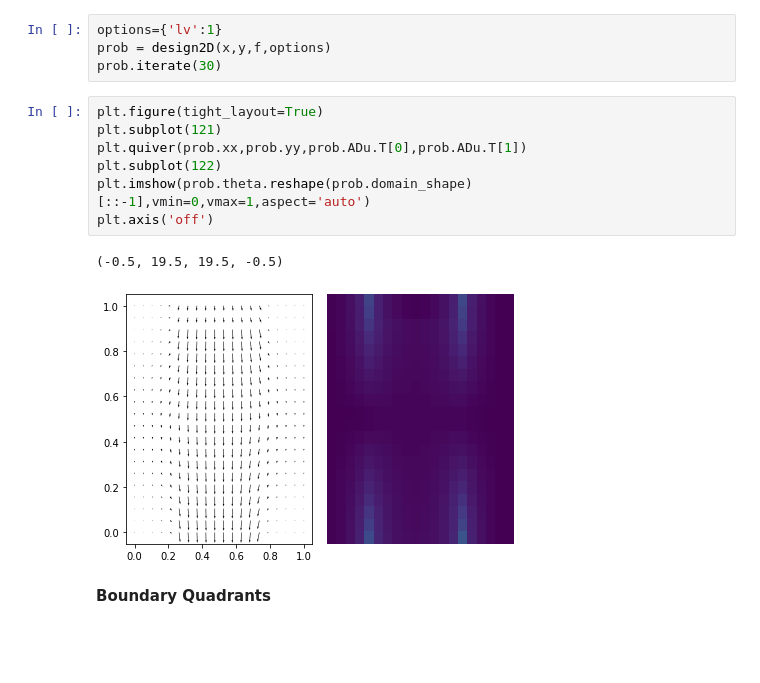
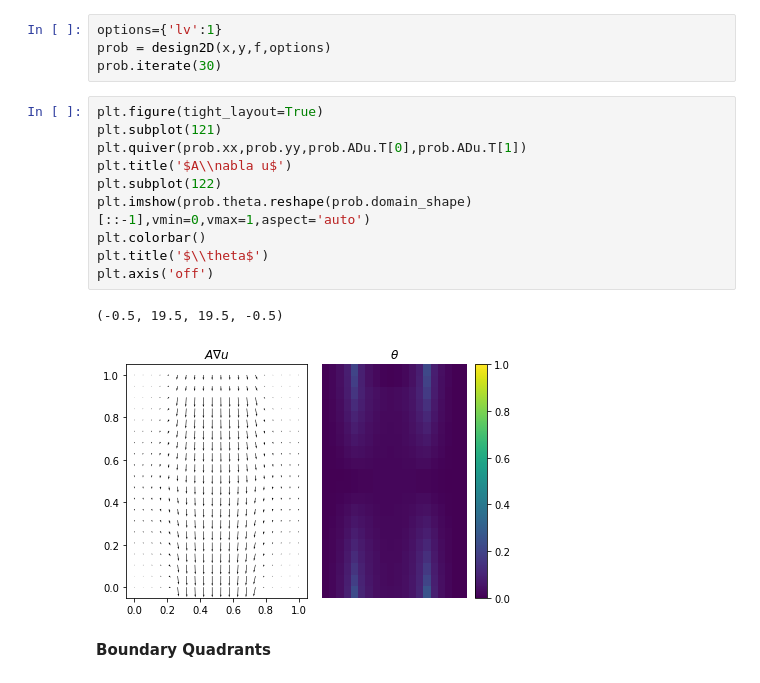
Before and after one commit to JustinBakerMath/homogenize, a Jupyter notebook: doc/Homogenization.ipynb, the cells around one changed output. Drawn from its saved outputs; the diff is of its cells as text; blank space fills up the shorter version.

```diff
--- a/doc/Homogenization.ipynb
+++ b/doc/Homogenization.ipynb
@@ -102,13 +102,16 @@ prob.iterate(30)
 # %%
 plt.figure(tight_layout=True)
 plt.subplot(121)
 plt.quiver(prob.xx,prob.yy,prob.ADu.T[0],prob.ADu.T[1])
+plt.title('$A\\nabla u$')
 plt.subplot(122)
 plt.imshow(prob.theta.reshape(prob.domain_shape)[::-1],vmin=0,vmax=1,aspect='auto')
+plt.colorbar()
+plt.title('$\\theta$')
 plt.axis('off')
 # %% [output]
 (-0.5, 19.5, 19.5, -0.5)
-[figure, old version]
+[figure, new version]
 # %% [markdown]
 **Boundary Quadrants**
 # %%
```
Also changed, not shown: parts of 5 cells of this notebook, 2 other files.
